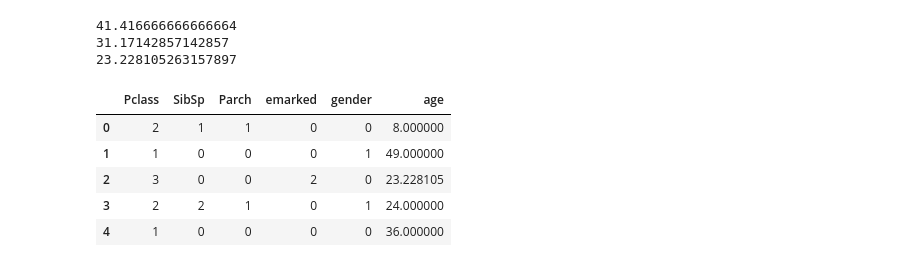
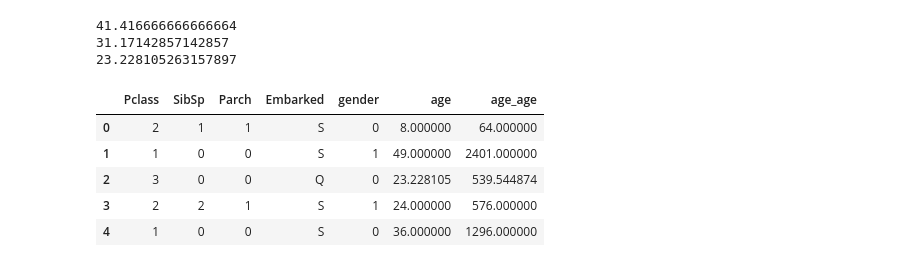
Before and after one commit to Sarthak-Sethi/Machine-Learning, a Jupyter notebook: LogisticRegression/LogisticR_titanice_dataset_assign - Copy.ipynb, the cells around one changed output. Cells and saved outputs as stored; diff of their text form; code cells hidden in the pictures.

```diff
--- a/LogisticRegression/LogisticR_titanice_dataset_assign.ipynb
+++ b/LogisticRegression/LogisticR_titanice_dataset_assign - Copy.ipynb
@@ -144,0 +147,27 @@ data.head()
+# %%
+Pclassone = data[data['Pclass']==1]
+p1 = Pclassone["Age"].mean()
+print(p1)
+Pclasstwo = data[data['Pclass']==2]
+p2 = Pclasstwo["Age"].mean()
+print(p2)
+Pclassthree = data[data['Pclass']==3]
+p3 = Pclassthree["Age"].mean()
+print(p3)
+def handle_nan(data):
+    age = data[0]
+    pclass = data[1]
+    if pd.isnull(age):
+        if pclass==1:
+            return p1
+        elif pclass==2:
+            return p2
+        else:
+            return p3
+    else:
+        return age
+
+data["age"] = data[["Age","Pclass"]].apply(handle_nan,axis=1)
+del data["Age"]
+data["age_age"] = data["age"]**2
+data.head()
@@ -256,0 +252,4 @@ memory usage: 36.5 KB
+# %%
+data["survived"] = data["Survived"]
+del data["Survived"]
+data.head()
@@ -293,7 +312,3 @@ testdata.head()
 | 2 | 3 | male | NaN | 0 | 0 | Q |
 | 3 | 2 | female | 24.0 | 2 | 1 | S |
 | 4 | 1 | male | 36.0 | 0 | 0 | S |
-# %%
-testdata["emarked"]=testdata["Embarked"].apply(getNumber)
-del testdata["Embarked"]
-testdata.head()
@@ -359,24 +369,25 @@ print(p3test)
 # %%
 def handle_nan(data):
     age = data[0]
     pclass = data[1]
     if pd.isnull(age):
         if pclass==1:
             return p1test
         elif pclass==2:
             return p2test
         else:
             return p3test
     else:
         return age
 
 temp["age"] = temp[["Age","Pclass"]].apply(handle_nan,axis=1)
 del temp["Age"]
+temp["age_age"] = temp["age"]**2
 temp.head()
 # %% [output]
-|  | Pclass | SibSp | Parch | emarked | gender | age |
-| 0 | 2 | 1 | 1 | 0 | 0 | 8.000000 |
-| 1 | 1 | 0 | 0 | 0 | 1 | 49.000000 |
-| 2 | 3 | 0 | 0 | 2 | 0 | 23.228105 |
-| 3 | 2 | 2 | 1 | 0 | 1 | 24.000000 |
-| 4 | 1 | 0 | 0 | 0 | 0 | 36.000000 |
+|  | Pclass | SibSp | Parch | Embarked | gender | age | age_age |
+| 0 | 2 | 1 | 1 | S | 0 | 8.000000 | 64.000000 |
+| 1 | 1 | 0 | 0 | S | 1 | 49.000000 | 2401.000000 |
+| 2 | 3 | 0 | 0 | Q | 0 | 23.228105 | 539.544874 |
+| 3 | 2 | 2 | 1 | S | 1 | 24.000000 | 576.000000 |
+| 4 | 1 | 0 | 0 | S | 0 | 36.000000 | 1296.000000 |
```
Also changed, not shown: parts of 26 cells of this notebook, 2 other files.
